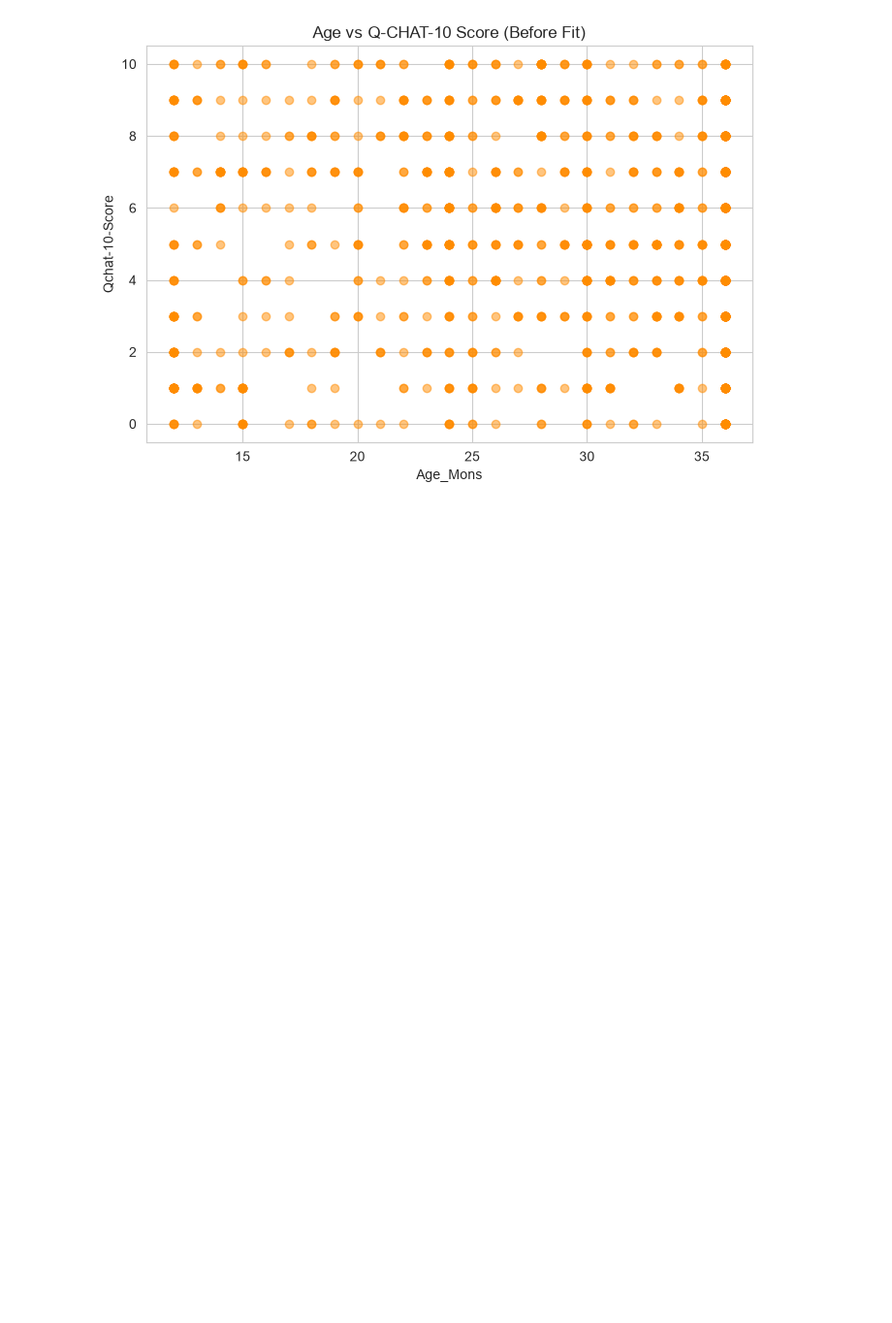
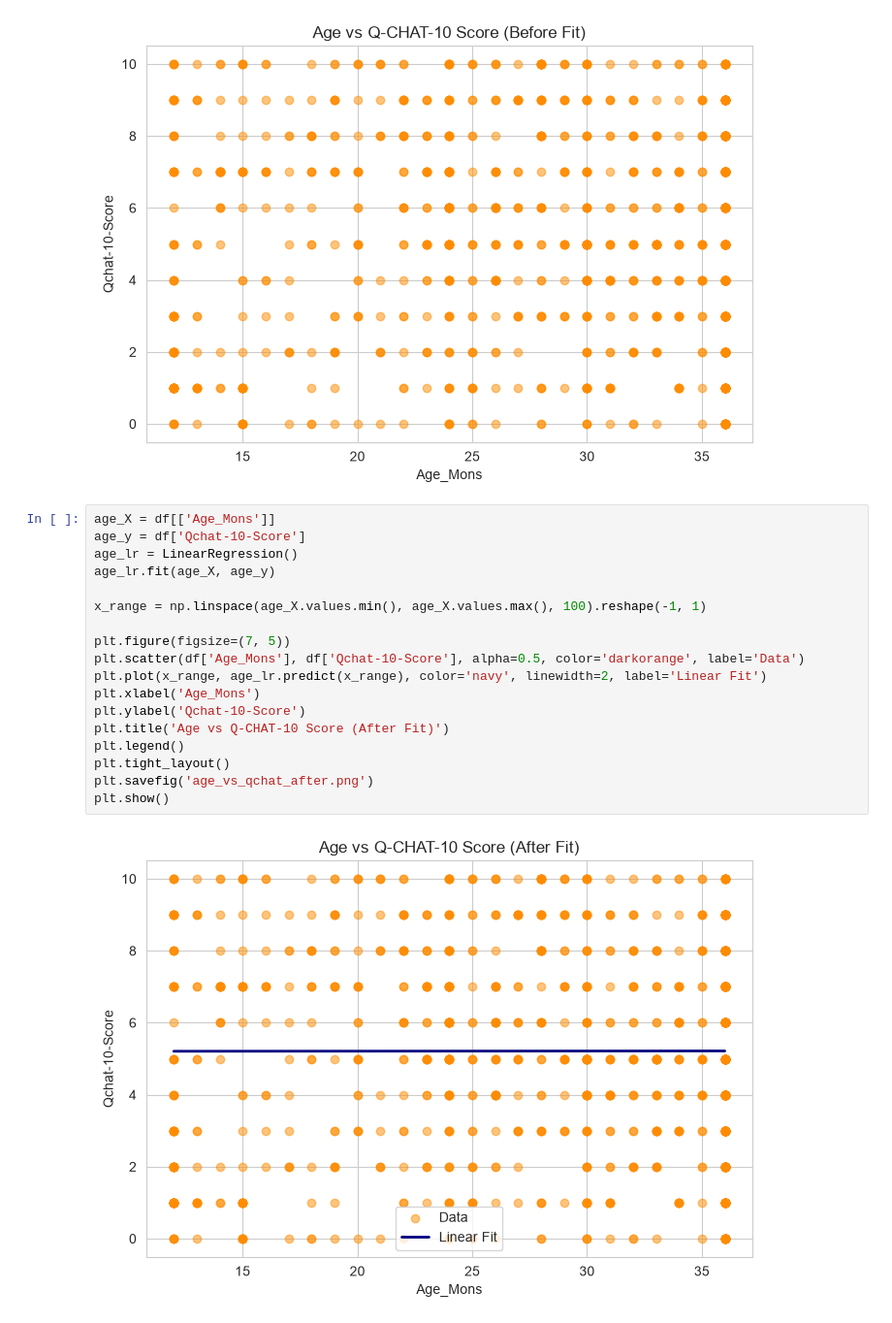
Before and after one commit to Divine-kuzo/linear_regression_model, a Jupyter notebook: summative/linear_regression/multivariate.ipynb, the cells around one changed output. Shown at 97% size. Drawn from its saved outputs; the diff is of its cells as text; blank space fills up the shorter version.

Commit message:
notebook: scatter Age_Mons vs Qchat-10-Score with fitted line (png)

```diff
--- a/summative/linear_regression/multivariate.ipynb
+++ b/summative/linear_regression/multivariate.ipynb
@@ -182,3 +182,23 @@ plt.savefig('age_vs_qchat_before.png')
 plt.show()
 # %% [output]
 [figure]
+# %%
+age_X = df[['Age_Mons']]
+age_y = df['Qchat-10-Score']
+age_lr = LinearRegression()
+age_lr.fit(age_X, age_y)
+
+x_range = np.linspace(age_X.values.min(), age_X.values.max(), 100).reshape(-1, 1)
+
+plt.figure(figsize=(7, 5))
+plt.scatter(df['Age_Mons'], df['Qchat-10-Score'], alpha=0.5, color='darkorange', label='Data')
+plt.plot(x_range, age_lr.predict(x_range), color='navy', linewidth=2, label='Linear Fit')
+plt.xlabel('Age_Mons')
+plt.ylabel('Qchat-10-Score')
+plt.title('Age vs Q-CHAT-10 Score (After Fit)')
+plt.legend()
+plt.tight_layout()
+plt.savefig('age_vs_qchat_after.png')
+plt.show()
+# %% [output]
+[figure, added]
```
Also changed, not shown: 1 other file.
